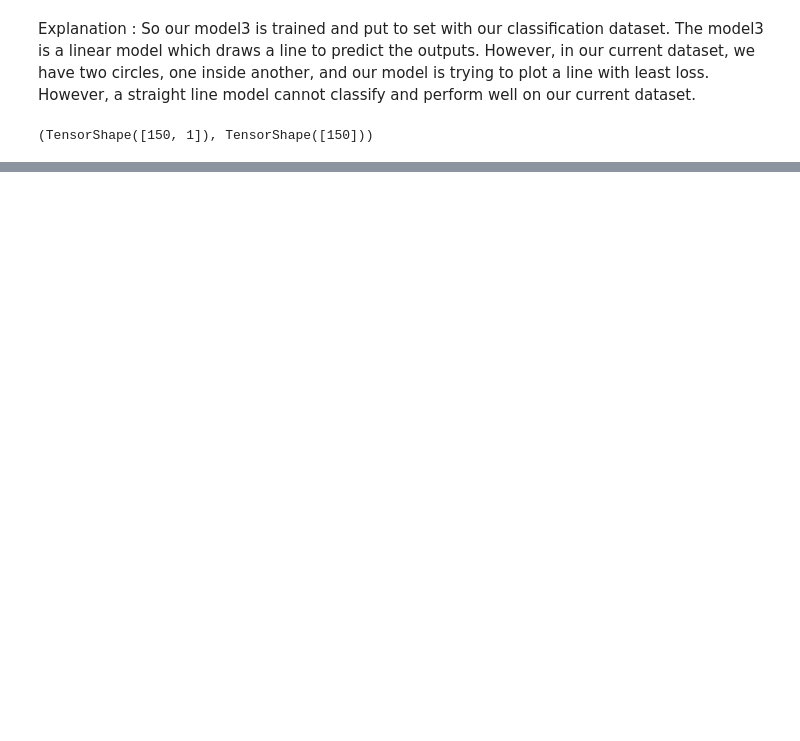
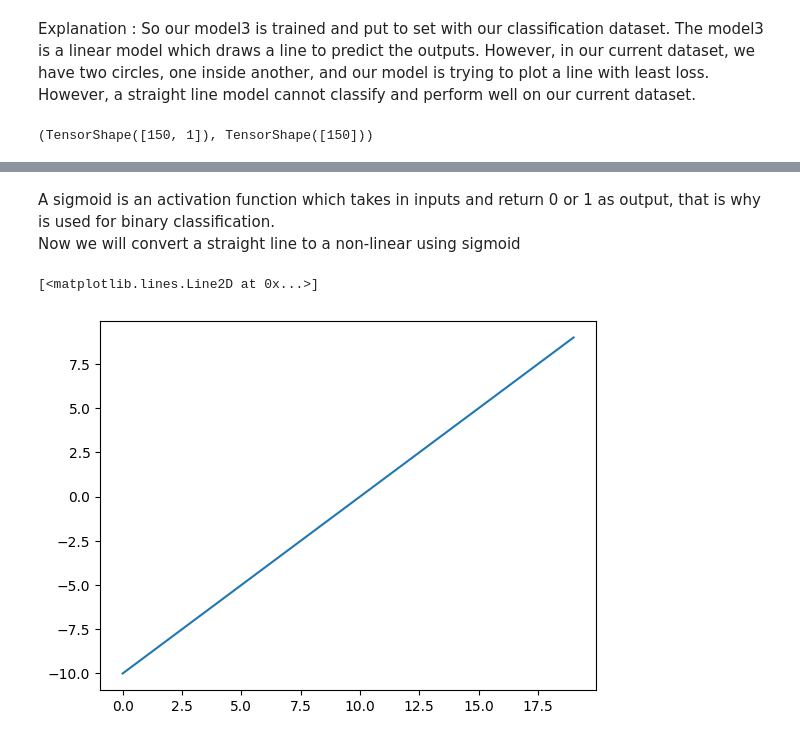
Before and after one commit to Aryan-Gupta2002/Deep-Learning---Tensorflow, a Jupyter notebook: neuralNetworkForClassification_.ipynb, the cells around one changed output, grey strips where cells are left out. Saved outputs shown, nothing was run; the diff lists cells and outputs as text; code cells hidden in the pictures; blank space fills up the shorter version.

```diff
--- a/neuralNetworkForClassification_.ipynb
+++ b/neuralNetworkForClassification_.ipynb
@@ -273,0 +390,9 @@ plt.legend();
+# %% [markdown]
+A sigmoid is an activation function which takes in inputs and return 0 or 1 as output, that is why is used for binary classification.
+Now we will convert a straight line to a non-linear using sigmoid
+# %%
+A = tf.cast(tf.range(-10,10), tf.float32)
+plt.plot(A)
+# %% [output]
+[<matplotlib.lines.Line2D at 0x...>]
+[figure, added]
```
Also changed, not shown: parts of 21 cells of this notebook.
